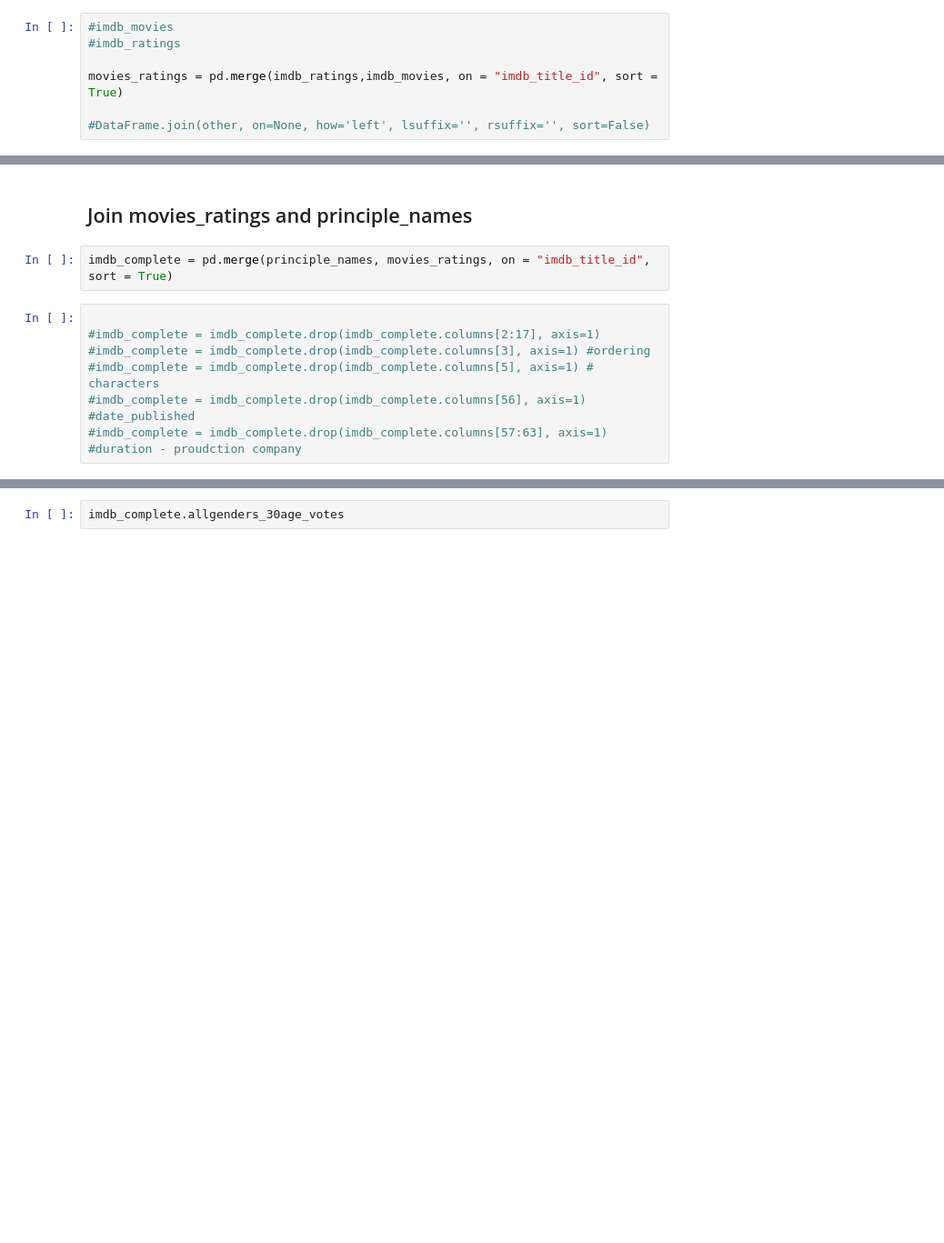
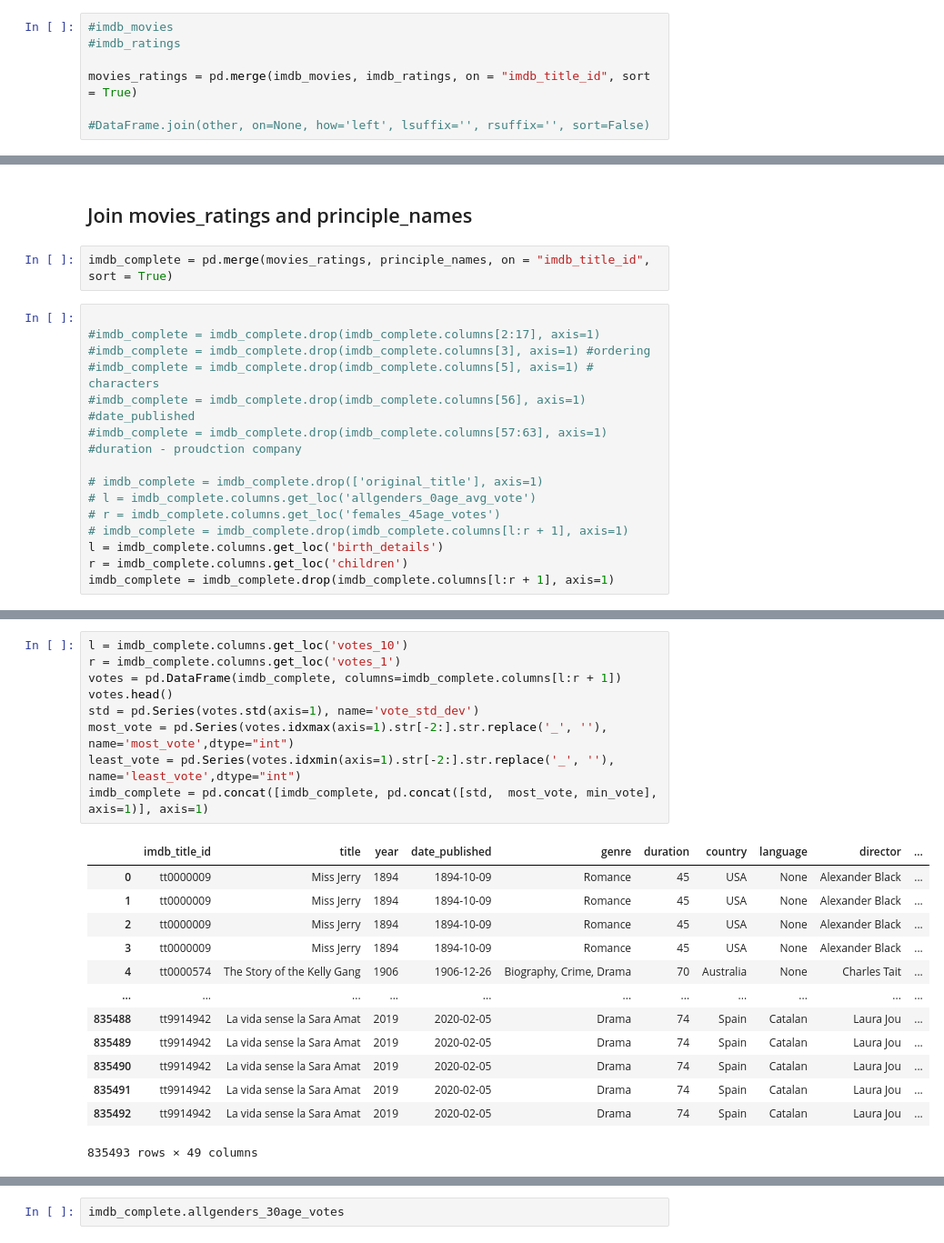
Before and after one commit to LucasZhang58/Cinemalytics, a Jupyter notebook: Recommendation System - MoviesOnStreamingPlatforms.ipynb, the cells around one changed output, grey strips where cells are left out. Shown at 91% size. Saved outputs shown, nothing was run; the diff lists cells and outputs as text; blank space fills up the shorter version.

Commit message:
cleaned votes

```diff
--- a/Recommendation System - MoviesOnStreamingPlatforms.ipynb
+++ b/Recommendation System - MoviesOnStreamingPlatforms.ipynb
@@ -203,7 +176,7 @@ def one_hot(df, column):
 #imdb_movies
 #imdb_ratings
 
-movies_ratings = pd.merge(imdb_ratings,imdb_movies, on = "imdb_title_id", sort = True)
+movies_ratings = pd.merge(imdb_movies, imdb_ratings, on = "imdb_title_id", sort = True)
 
 #DataFrame.join(other, on=None, how='left', lsuffix='', rsuffix='', sort=False)
 # %% [markdown]
@@ -213,7 +186,7 @@ principle_names = pd.merge(imdb_names, imdb_title_principals, on='imdb_name_id',
 # %% [markdown]
 ## Join movies_ratings and principle_names
 # %%
-imdb_complete = pd.merge(principle_names, movies_ratings, on = "imdb_title_id", sort = True)
+imdb_complete = pd.merge(movies_ratings, principle_names, on = "imdb_title_id", sort = True)
 # %%
 
 #imdb_complete = imdb_complete.drop(imdb_complete.columns[2:17], axis=1)
@@ -221,6 +194,14 @@ imdb_complete = pd.merge(principle_names, movies_ratings, on = "imdb_title_id",
 #imdb_complete = imdb_complete.drop(imdb_complete.columns[5], axis=1) # characters
 #imdb_complete = imdb_complete.drop(imdb_complete.columns[56], axis=1) #date_published
 #imdb_complete = imdb_complete.drop(imdb_complete.columns[57:63], axis=1) #duration - proudction company
+
+# imdb_complete = imdb_complete.drop(['original_title'], axis=1)
+# l = imdb_complete.columns.get_loc('allgenders_0age_avg_vote')
+# r = imdb_complete.columns.get_loc('females_45age_votes')
+# imdb_complete = imdb_complete.drop(imdb_complete.columns[l:r + 1], axis=1)
+l = imdb_complete.columns.get_loc('birth_details')
+r = imdb_complete.columns.get_loc('children')
+imdb_complete = imdb_complete.drop(imdb_complete.columns[l:r + 1], axis=1)
 # %%
 imdb_complete.columns
 # %% [output]
@@ -246,4 +218,27 @@ Index(['imdb_name_id', 'name', 'imdb_title_id', 'category', 'job',
       dtype='object')
+# %%
+l = imdb_complete.columns.get_loc('votes_10')
+r = imdb_complete.columns.get_loc('votes_1')
+votes = pd.DataFrame(imdb_complete, columns=imdb_complete.columns[l:r + 1])
+votes.head()
+std = pd.Series(votes.std(axis=1), name='vote_std_dev')
+most_vote = pd.Series(votes.idxmax(axis=1).str[-2:].str.replace('_', ''), name='most_vote',dtype="int")
+least_vote = pd.Series(votes.idxmin(axis=1).str[-2:].str.replace('_', ''), name='least_vote',dtype="int")
+imdb_complete = pd.concat([imdb_complete, pd.concat([std,  most_vote, min_vote], axis=1)], axis=1)
+# %% [output]
+|  | imdb_title_id | title | year | date_published | genre | duration | country | language | director | ... |
+| 0 | tt0000009 | Miss Jerry | 1894 | 1894-10-09 | Romance | 45 | USA | None | Alexander Black | ... |
+| 1 | tt0000009 | Miss Jerry | 1894 | 1894-10-09 | Romance | 45 | USA | None | Alexander Black | ... |
+| 2 | tt0000009 | Miss Jerry | 1894 | 1894-10-09 | Romance | 45 | USA | None | Alexander Black | ... |
+| 3 | tt0000009 | Miss Jerry | 1894 | 1894-10-09 | Romance | 45 | USA | None | Alexander Black | ... |
+| 4 | tt0000574 | The Story of the Kelly Gang | 1906 | 1906-12-26 | Biography, Crime, Drama | 70 | Australia | None | Charles Tait | ... |
+| ... | ... | ... | ... | ... | ... | ... | ... | ... | ... | ... |
+| 835488 | tt9914942 | La vida sense la Sara Amat | 2019 | 2020-02-05 | Drama | 74 | Spain | Catalan | Laura Jou | ... |
+| 835489 | tt9914942 | La vida sense la Sara Amat | 2019 | 2020-02-05 | Drama | 74 | Spain | Catalan | Laura Jou | ... |
+| 835490 | tt9914942 | La vida sense la Sara Amat | 2019 | 2020-02-05 | Drama | 74 | Spain | Catalan | Laura Jou | ... |
+| 835491 | tt9914942 | La vida sense la Sara Amat | 2019 | 2020-02-05 | Drama | 74 | Spain | Catalan | Laura Jou | ... |
+| 835492 | tt9914942 | La vida sense la Sara Amat | 2019 | 2020-02-05 | Drama | 74 | Spain | Catalan | Laura Jou | ... |
+835493 rows × 49 columns
 # %%
 var = imdb_complete.isnull().sum()
 for x,y in zip(var, imdb_complete.columns):
```
Also changed, not shown: parts of 8 cells of this notebook.
